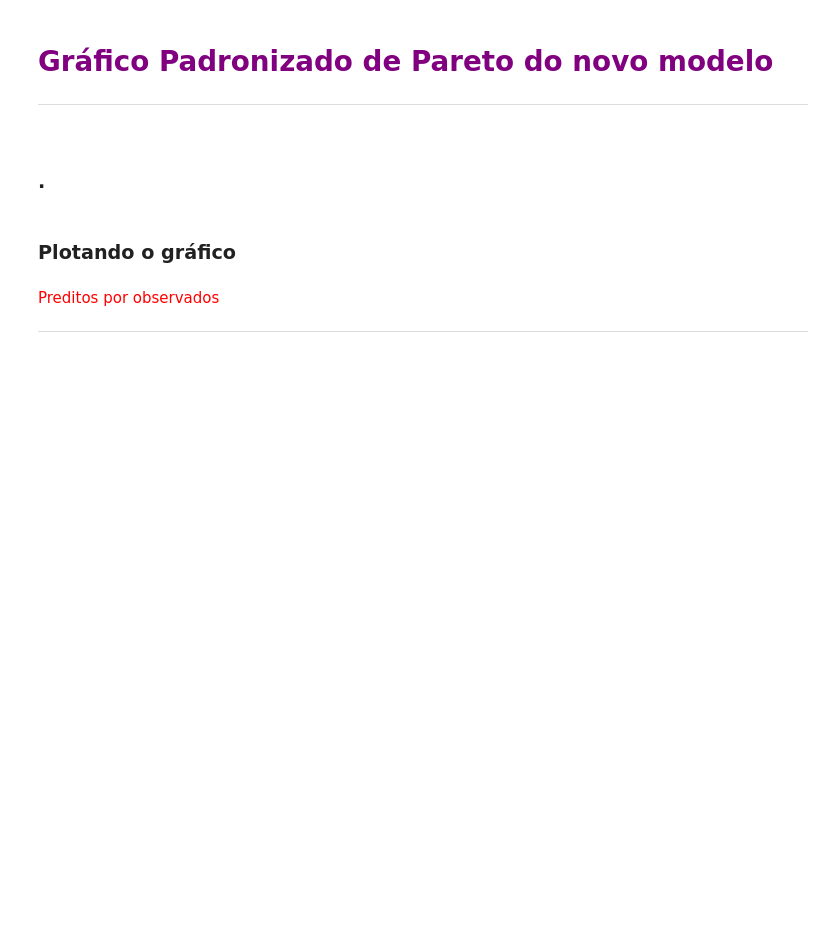
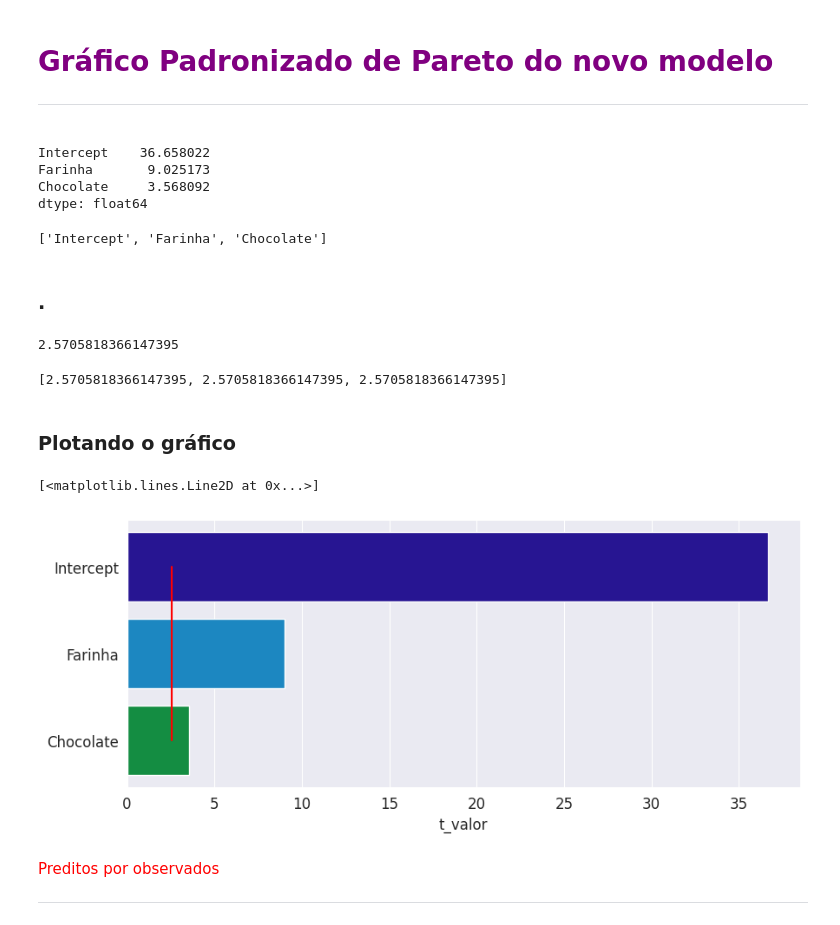
Before and after one commit to joaogabriel-fn/python-estatistica, a Jupyter notebook: Cursos/Análise-de-experimentos-testes-mapas-de-cores-e-análises-dos-dados/Planejamento_experimentos_aula.ipynb, the cells around one changed output. Saved outputs shown, nothing was run; the diff lists cells and outputs as text; code cells hidden in the pictures; blank space fills up the shorter version.

```diff
--- a/Cursos/Análise-de-experimentos-testes-mapas-de-cores-e-análises-dos-dados/Planejamento_experimentos_aula.ipynb
+++ b/Cursos/Análise-de-experimentos-testes-mapas-de-cores-e-análises-dos-dados/Planejamento_experimentos_aula.ipynb
@@ -322,10 +459,43 @@ ax.fig.set_size_inches(8,6);
 <p style='margin: 30px 30px;'>
 
 <hr style = 'border: 1px solid purple;'>
+# %%
+t_valores = modelo_ajustado.tvalues
+t_valores
+# %% [output]
+Intercept    36.658022
+Farinha       9.025173
+Chocolate     3.568092
+dtype: float64
+# %%
+nomes = t_valores.index.tolist()
+nomes
+# %% [output]
+['Intercept', 'Farinha', 'Chocolate']
 # %% [markdown]
 ### .
+# %%
+distribuicao = t_student(df=5)
+# %%
+distribuicao.ppf(0.975)
+# %% [output]
+2.5705818366147395
+# %%
+limite = [distribuicao.ppf(0.975)]*len(nomes)
+limite
+# %% [output]
+[2.5705818366147395, 2.5705818366147395, 2.5705818366147395]
 # %% [markdown]
 ### Plotando o gráfico
+# %%
+ax = sns.barplot(x=t_valores, y=nomes)
+ax.figure.set_size_inches(10, 4)
+ax.tick_params(labelsize=12)
+ax.set_xlabel('t_valor', fontsize=12)
+ax.plot(limite, nomes, 'r')
+# %% [output]
+[<matplotlib.lines.Line2D at 0x...>]
+[figure, added]
 # %% [markdown]
 <font color='red' style='font-size: 30px;'> Preditos por observados  </font>
 <hr style='border: 2px solid red;'>
```
Also changed, not shown: parts of 39 cells of this notebook.
